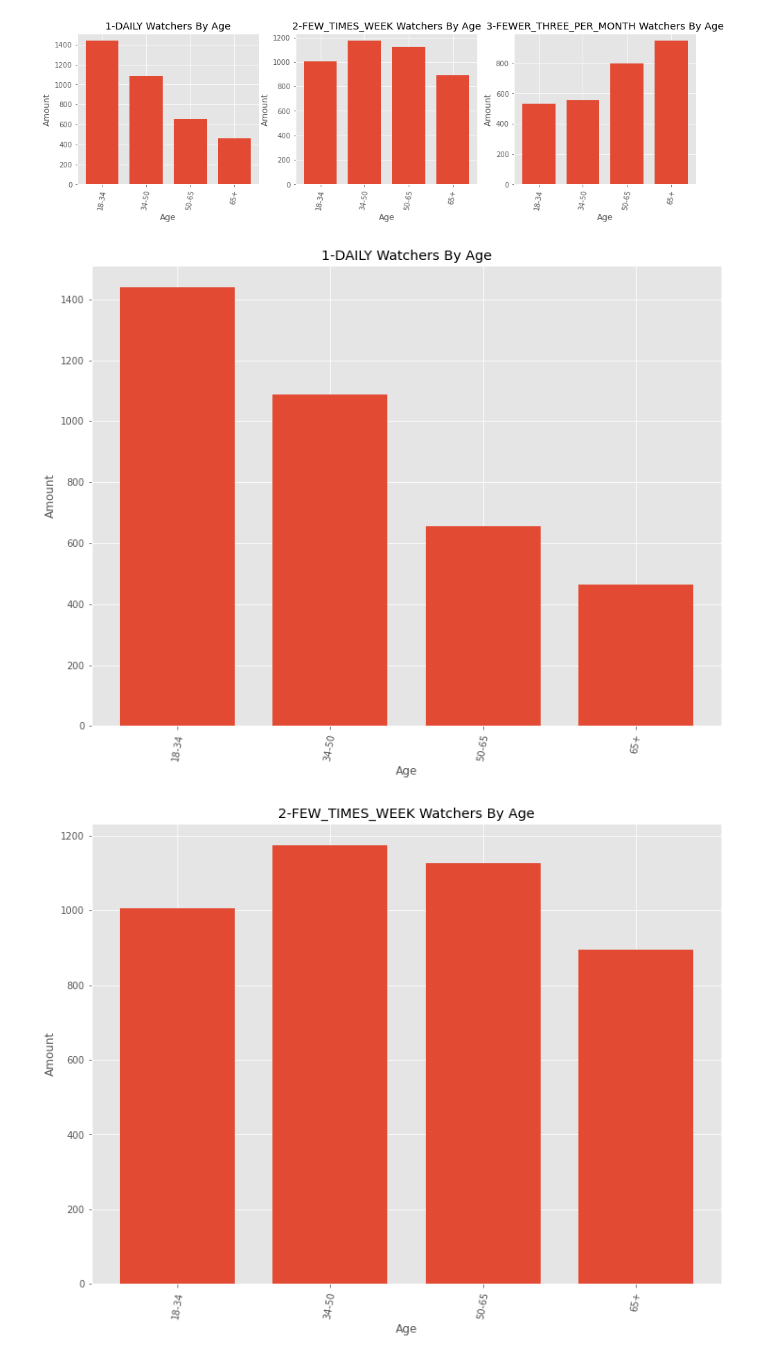
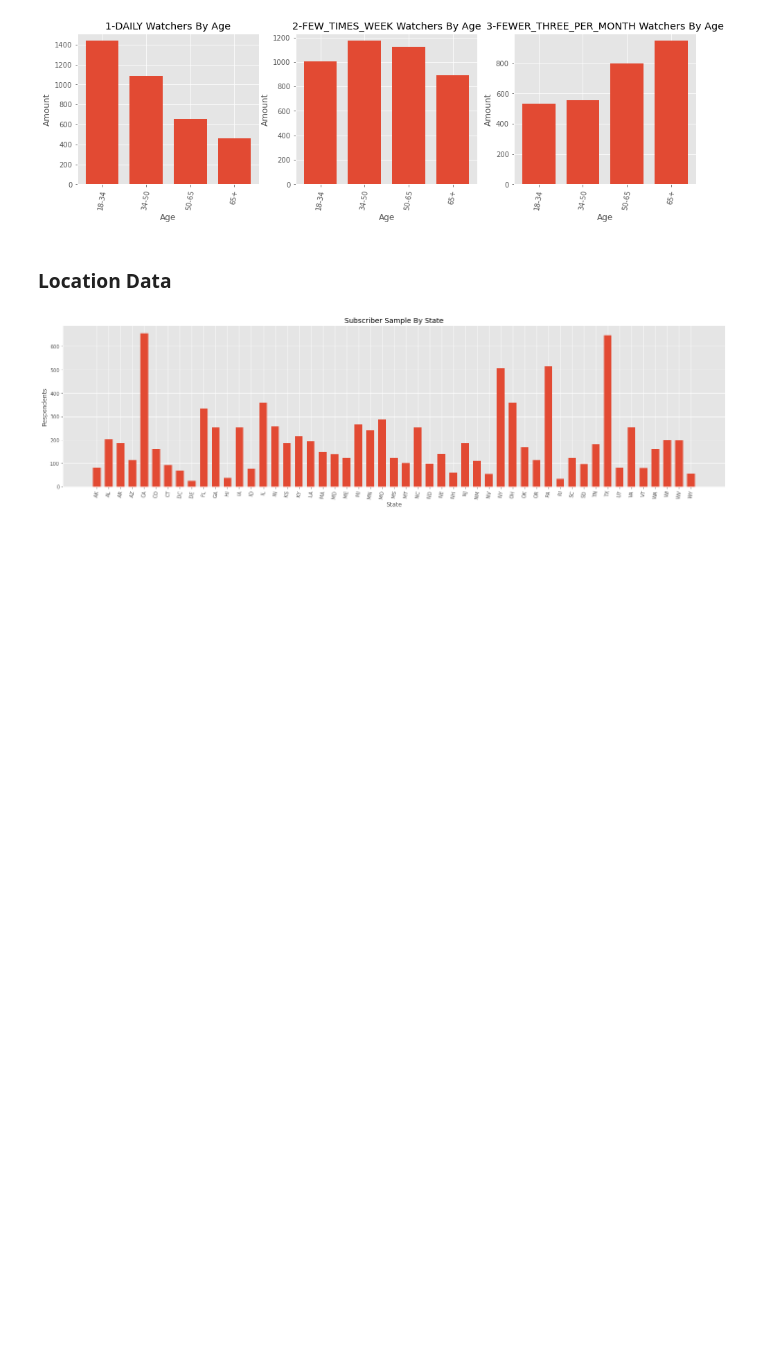
Before and after one commit to tmnkopp/NiesenDataset, a Jupyter notebook: NIESEN_EDA.ipynb, the cells around one changed output. Saved outputs shown, nothing was run; the diff lists cells and outputs as text; code cells hidden in the pictures; blank space fills up the shorter version.

Commit message:
added location data

```diff
--- a/NIESEN_EDA.ipynb
+++ b/NIESEN_EDA.ipynb
@@ -144,17 +154,19 @@ for f in freq_list:
 plt.show()
 # %% [output]
 [figure]
+# %% [markdown]
+### Location Data
+# %%
+df_NIESEN_LOC_DATA = pd.read_csv('data/NIESEN_VOD_VIEWING_HABITS-V4.CSV')
+df = df_NIESEN_LOC_DATA.loc[:, ['username','age','city','state','zip','lat','lng','services']]
+df['age_range'] = pd.cut(df['age'], bins=[17, 34, 50, 65, 100], labels=['18-34','34-50','50-65','65+'])
 # %%
-
-for f in freq_list:
-    PERDAY = df.loc[df.freq==f]
-    y1=PERDAY.loc[:,['freq', 'age_range']].groupby('age_range', as_index=False).count()
-    fig, (ax, ax1) = plt.subplots(2, figsize=(12,9))
-    ax = plt.subplot(111)
-    ax.bar(y1.age_range, y1.freq, width=.75 )
-    ax.set(title=f'{f} Watchers By Age', ylabel='Amount', xlabel='Age')
-    plt.setp(ax.xaxis.get_majorticklabels(), rotation=80)
-    plt.show()
+dfg = df.groupby('state').count()
+fig, (ax) = plt.subplots(1, figsize=(24,6))
+ax = plt.subplot(111)
+ax.bar(dfg.index, dfg.age, width=.65 )
+ax.set(title='Subscriber Sample By State', ylabel='Respondents', xlabel='State')
+plt.setp(ax.xaxis.get_majorticklabels(), rotation=80)
+plt.show()
 # %% [output]
-[figure, old version]
+[figure, new version]
-[figure, removed]
```
Also changed, not shown: parts of 3 cells of this notebook.
